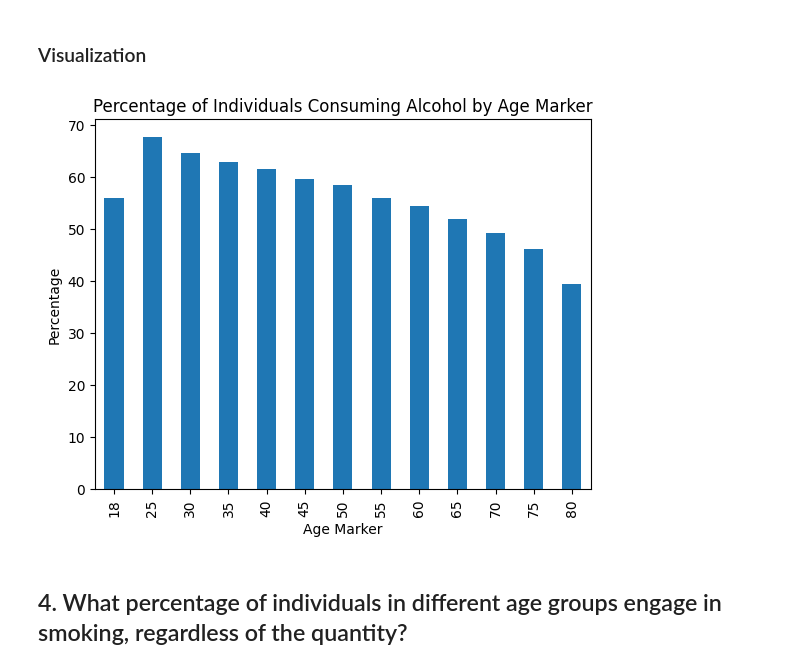
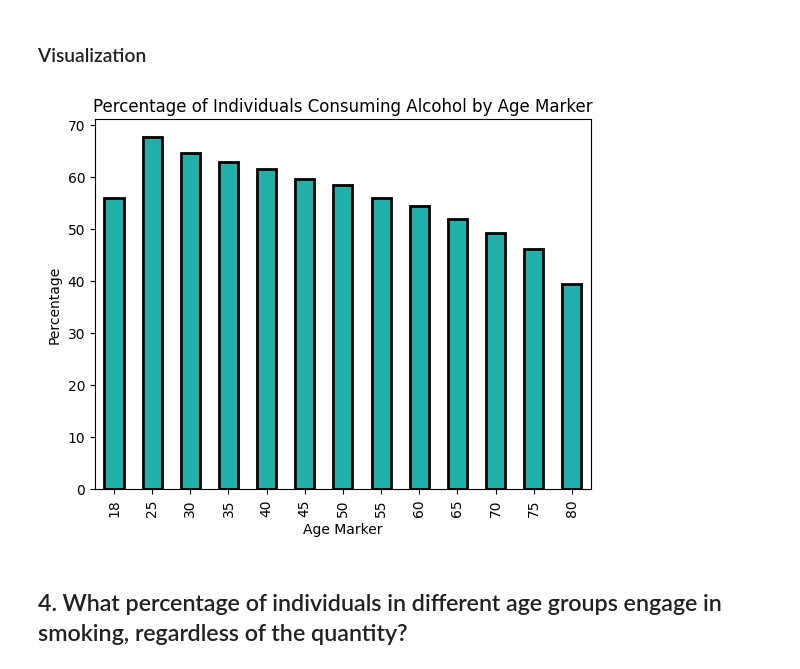
Before and after one commit to briangabini/csmodel, a Jupyter notebook: csmodel-project.ipynb, the cells around one changed output. Cells and saved outputs as stored; diff of their text form; code cells hidden in the pictures.

```diff
--- a/csmodel-project.ipynb
+++ b/csmodel-project.ipynb
@@ -451,13 +530,13 @@ Name: AlcoholDrinkers, dtype: float64
 # %% [markdown]
 ### Visualization
 # %%
-age_groups_drinker.plot(kind='bar', stacked=True)
+age_groups_drinker.plot(kind='bar', color="lightseagreen", edgecolor="black", linewidth=2)
 plt.title('Percentage of Individuals Consuming Alcohol by Age Marker')
 plt.xlabel('Age Marker')
 plt.ylabel('Percentage')
 plt.show()
 # %% [output]
-[figure, old version]
+[figure, new version]
 # %% [markdown]
 ## 4. What percentage of individuals in different age groups engage in smoking, regardless of the quantity?
 # %% [markdown]
```
Also changed, not shown: parts of 8 cells of this notebook.
